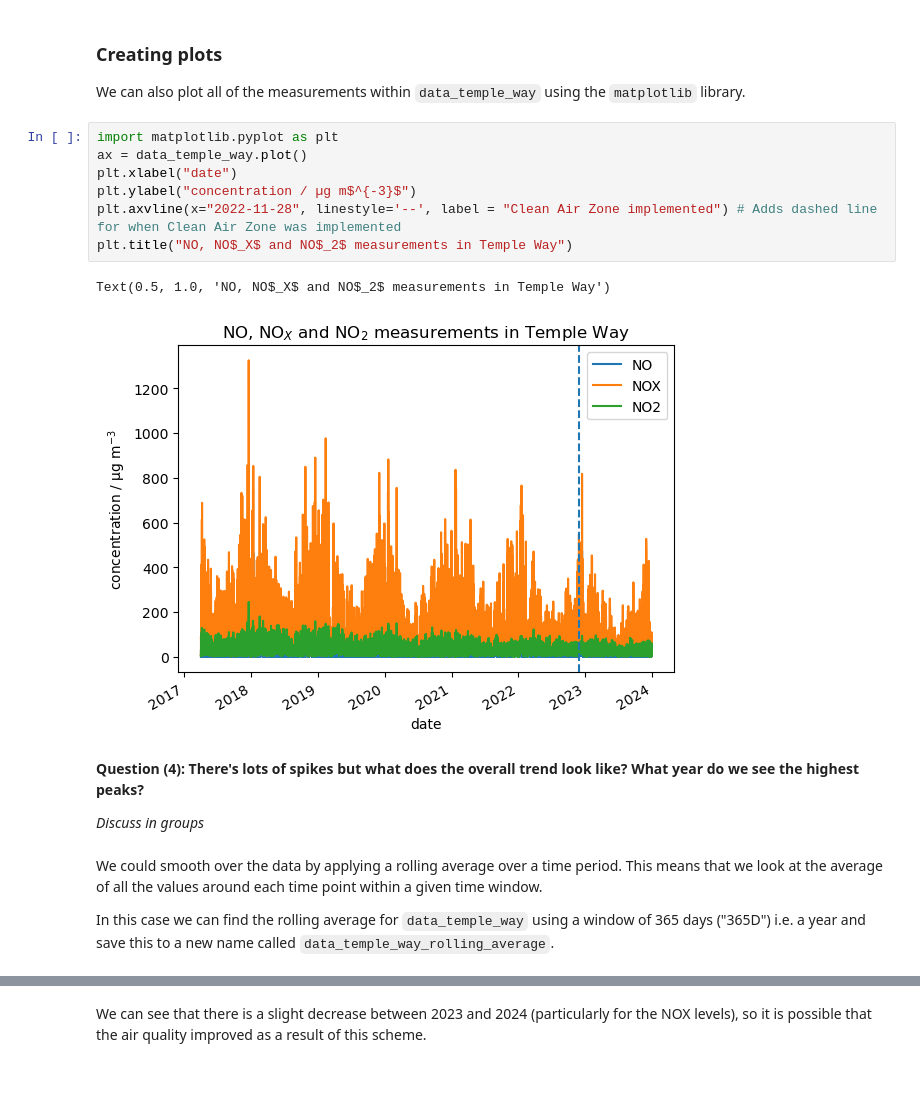
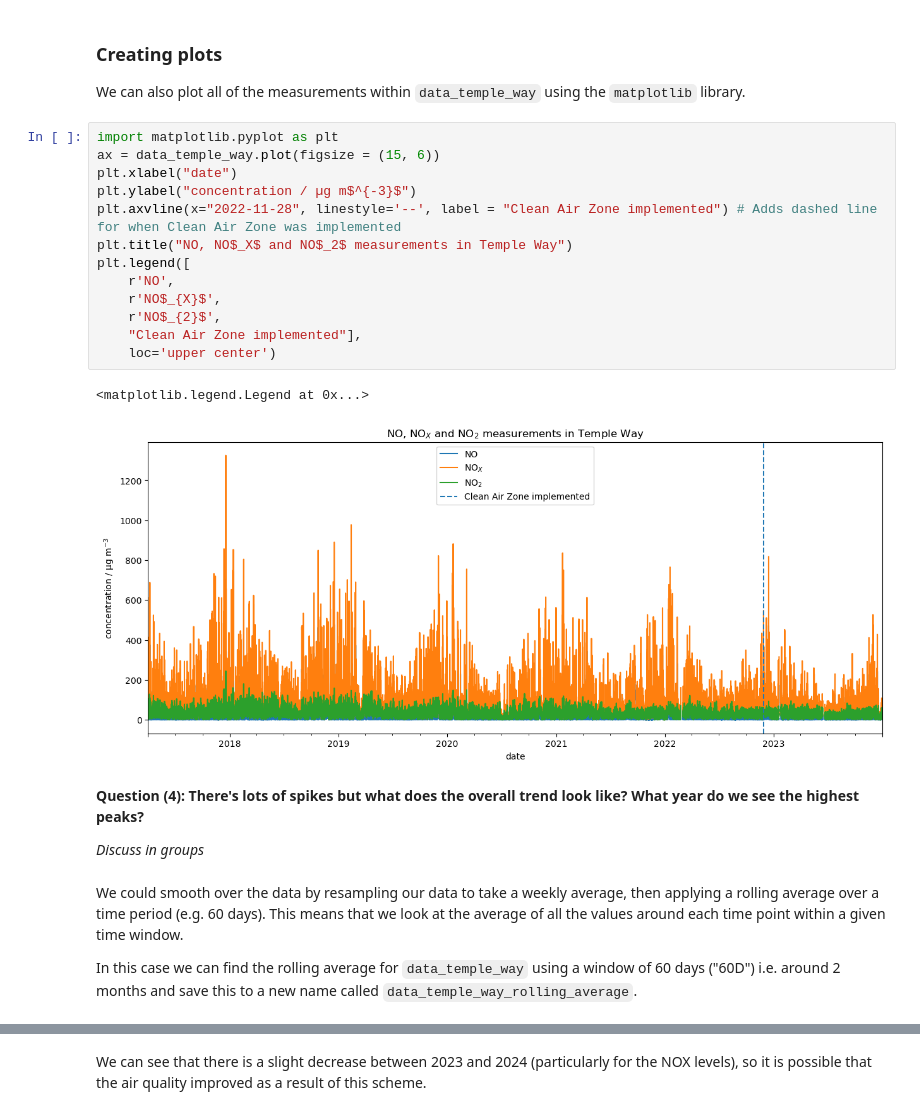
Before and after one commit to bri-sc/demo-sci-comp, a Jupyter notebook: 01_Demo_Scientific_Computing_v2.ipynb, the cells around one changed output, grey strips where cells are left out. Saved outputs shown, nothing was run; the diff lists cells and outputs as text; blank space fills up the shorter version.

Commit message:
Updated map file to have legend

```diff
--- a/01_Demo_Scientific_Computing_v2.ipynb
+++ b/01_Demo_Scientific_Computing_v2.ipynb
@@ -179,19 +174,25 @@ dtype: float64
 We can also plot all of the measurements within `data_temple_way` using the `matplotlib` library.
 # %%
 import matplotlib.pyplot as plt
-ax = data_temple_way.plot()
+ax = data_temple_way.plot(figsize = (15, 6))
 plt.xlabel("date")
 plt.ylabel("concentration / µg m$^{-3}$")
 plt.axvline(x="2022-11-28", linestyle='--', label = "Clean Air Zone implemented") # Adds dashed line for when Clean Air Zone was implemented
 plt.title("NO, NO$_X$ and NO$_2$ measurements in Temple Way")
+plt.legend([
+    r'NO',
+    r'NO$_{X}$',
+    r'NO$_{2}$',
+    "Clean Air Zone implemented"],
+    loc='upper center')
 # %% [output]
-Text(0.5, 1.0, 'NO, NO$_X$ and NO$_2$ measurements in Temple Way')
+<matplotlib.legend.Legend at 0x...>
-[figure, old version]
+[figure, new version]
 # %% [markdown]
 **Question (4): There's lots of spikes but what does the overall trend look like? What year do we see the highest peaks?**
 
 *Discuss in groups*
 # %% [markdown]
-We could smooth over the data by applying a rolling average over a time period. This means that we look at the average of all the values around each time point within a given time window.
+We could smooth over the data by resampling our data to take a weekly average, then applying a rolling average over a time period (e.g. 60 days). This means that we look at the average of all the values around each time point within a given time window.
 
-In this case we can find the rolling average for `data_temple_way` using a window of 365 days ("365D") i.e. a year and save this to a new name called `data_temple_way_rolling_average`.
+In this case we can find the rolling average for `data_temple_way` using a window of 60 days ("60D") i.e. around 2 months and save this to a new name called `data_temple_way_rolling_average`.
```
Also changed, not shown: parts of 105 cells of this notebook, 1 other file.
